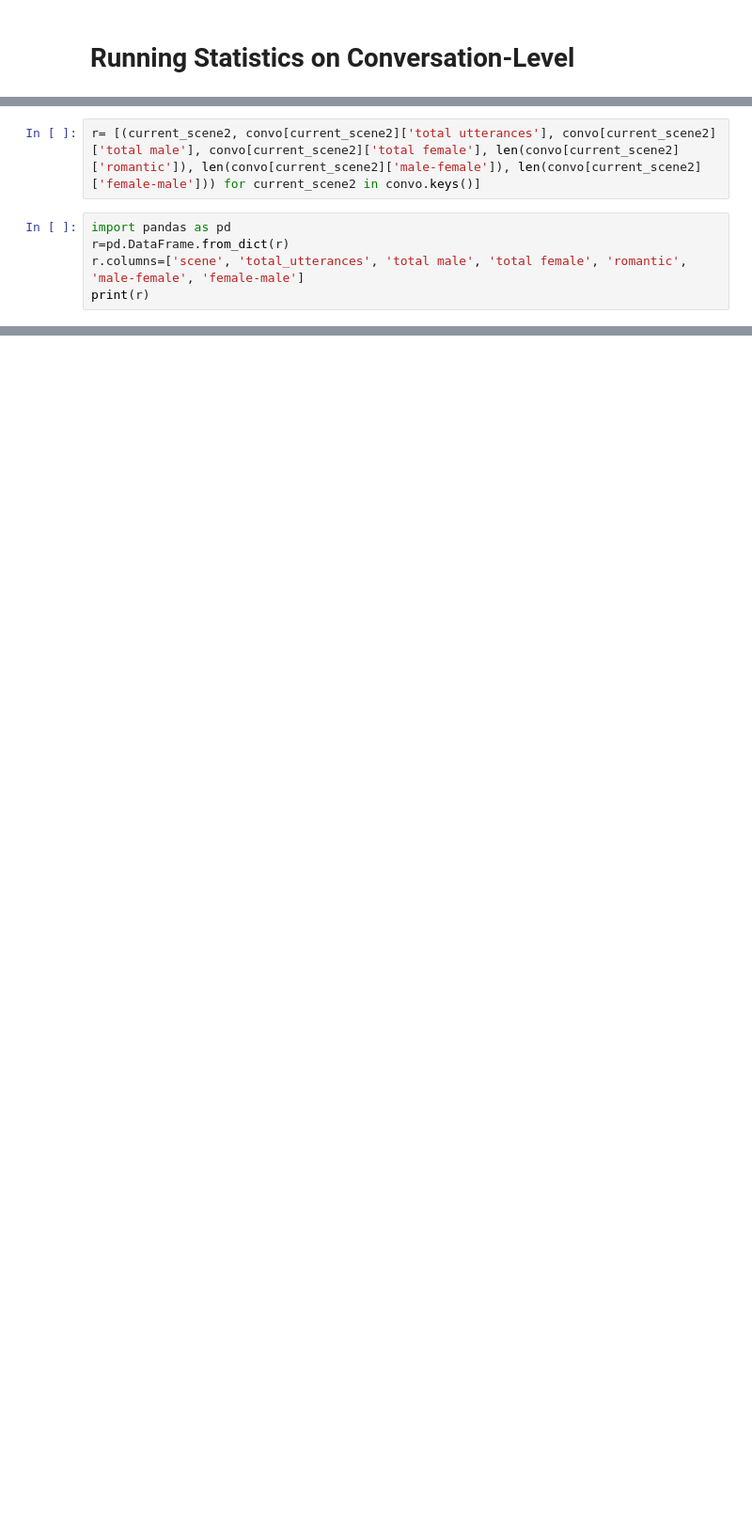
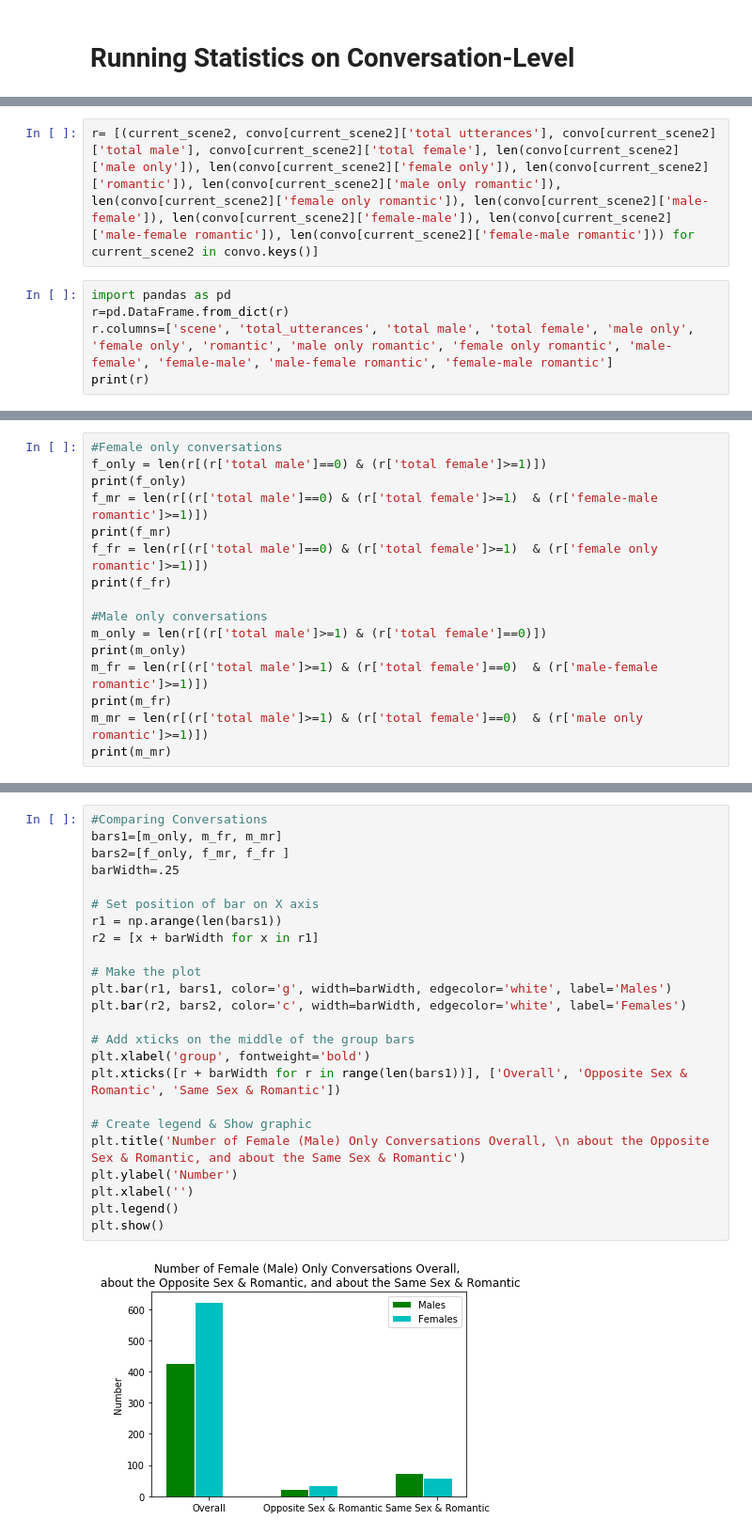
Before and after one commit to emtseng/Cornell-Conversational-Analysis-Toolkit, a Jupyter notebook: transform.ipynb, the cells around one changed output, grey strips where cells are left out. Shown at 94% size. Saved outputs shown, nothing was run; the diff lists cells and outputs as text; blank space fills up the shorter version.

```diff
--- a/transform.ipynb
+++ b/transform.ipynb
@@ -272,8 +304,8 @@ print(convo[1])
 # %%
-r= [(current_scene2, convo[current_scene2]['total utterances'], convo[current_scene2]['total male'], convo[current_scene2]['total female'], len(convo[current_scene2]['romantic']), len(convo[current_scene2]['male-female']), len(convo[current_scene2]['female-male'])) for current_scene2 in convo.keys()]
+r= [(current_scene2, convo[current_scene2]['total utterances'], convo[current_scene2]['total male'], convo[current_scene2]['total female'], len(convo[current_scene2]['male only']), len(convo[current_scene2]['female only']), len(convo[current_scene2]['romantic']), len(convo[current_scene2]['male only romantic']), len(convo[current_scene2]['female only romantic']), len(convo[current_scene2]['male-female']), len(convo[current_scene2]['female-male']), len(convo[current_scene2]['male-female romantic']), len(convo[current_scene2]['female-male romantic'])) for current_scene2 in convo.keys()]
 # %%
 import pandas as pd
 r=pd.DataFrame.from_dict(r)
-r.columns=['scene', 'total_utterances', 'total male', 'total female', 'romantic', 'male-female', 'female-male']
+r.columns=['scene', 'total_utterances', 'total male', 'total female', 'male only', 'female only', 'romantic', 'male only romantic', 'female only romantic', 'male-female', 'female-male', 'male-female romantic', 'female-male romantic']
 print(r)
 # %% [output]
@@ -352,0 +334,16 @@ print(f_r)
+# %%
+#Female only conversations
+f_only = len(r[(r['total male']==0) & (r['total female']>=1)])
+print(f_only)
+f_mr = len(r[(r['total male']==0) & (r['total female']>=1)  & (r['female-male romantic']>=1)])
+print(f_mr)
+f_fr = len(r[(r['total male']==0) & (r['total female']>=1)  & (r['female only romantic']>=1)])
+print(f_fr)
+
+#Male only conversations
+m_only = len(r[(r['total male']>=1) & (r['total female']==0)])
+print(m_only)
+m_fr = len(r[(r['total male']>=1) & (r['total female']==0)  & (r['male-female romantic']>=1)])
+print(m_fr)
+m_mr = len(r[(r['total male']>=1) & (r['total female']==0)  & (r['male only romantic']>=1)])
+print(m_mr)
@@ -352,0 +357,26 @@ print(f_r)
+# %%
+#Comparing Conversations
+bars1=[m_only, m_fr, m_mr]
+bars2=[f_only, f_mr, f_fr ]
+barWidth=.25
+
+# Set position of bar on X axis
+r1 = np.arange(len(bars1))
+r2 = [x + barWidth for x in r1]
+
+# Make the plot
+plt.bar(r1, bars1, color='g', width=barWidth, edgecolor='white', label='Males')
+plt.bar(r2, bars2, color='c', width=barWidth, edgecolor='white', label='Females')
+
+# Add xticks on the middle of the group bars
+plt.xlabel('group', fontweight='bold')
+plt.xticks([r + barWidth for r in range(len(bars1))], ['Overall', 'Opposite Sex & Romantic', 'Same Sex & Romantic'])
+
+# Create legend & Show graphic
+plt.title('Number of Female (Male) Only Conversations Overall, \n about the Opposite Sex & Romantic, and about the Same Sex & Romantic')
+plt.ylabel('Number')
+plt.xlabel('')
+plt.legend()
+plt.show()
+# %% [output]
+[figure, added]
```
Also changed, not shown: parts of 13 cells of this notebook.
